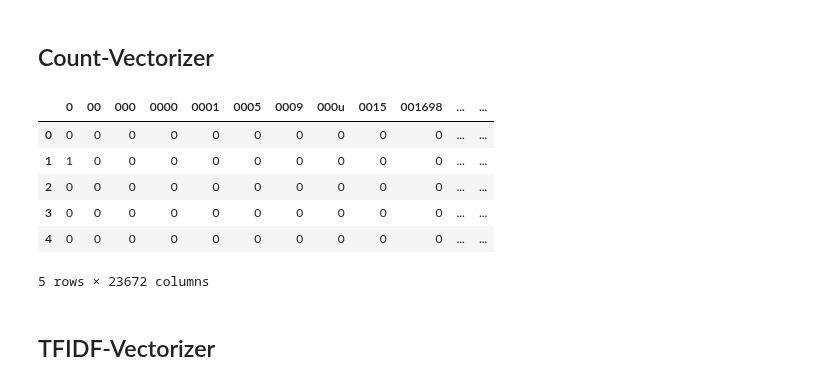
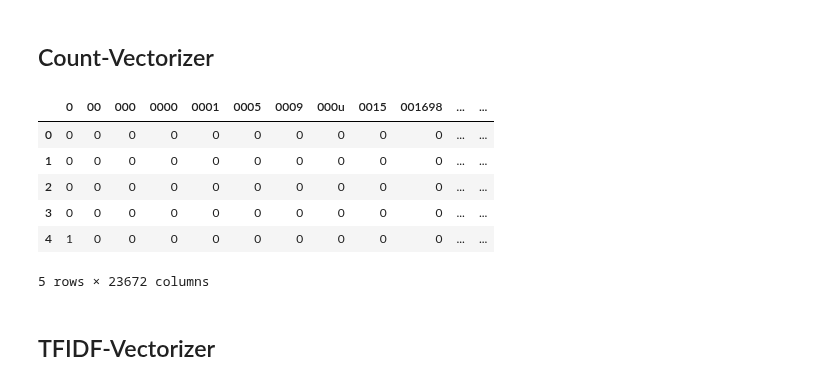
Before and after one commit to anaconda121/NeuraHealth, a Jupyter notebook: Modeling/Logistic-Regression-TFIDF.ipynb, the cells around one changed output. Drawn from its saved outputs; the diff is of its cells as text; code cells hidden in the pictures.

```diff
--- a/Modeling/Logistic-Regression-TFIDF.ipynb
+++ b/Modeling/Logistic-Regression-TFIDF.ipynb
@@ -34,7 +34,7 @@ warnings.filterwarnings('ignore')
 # %% [markdown]
 ## Import and Train-Test-Val-Split
 # %%
-train_df = pd.read_csv("input_optimized.csv")
+train_df = pd.read_csv("Storage/Data/input_optimized.csv")
 
 train_df = train_df[['Unnamed: 0', 'patient_id', 'sequence','original', 'annotator_label']]
 #train_df.columns = ['Unnamed: 0', 'patient_id', 'sequence','original', 'annotator_label']
@@ -283,25 +313,26 @@ summary_stats.to_csv(r"C:\Users\MIND_DS\Dropbox (Partners HealthCare)\NLP\Tanish
 # %%
 # Initialize a CountVectorizer object: count_vectorizer
 count_vectorizer = CountVectorizer(stop_words="english", analyzer='word', token_pattern=r'\b[A-Za-z0-9]+\b')
 
 # Transform the training data using only the 'text' column values: count_train
 count_train = count_vectorizer.fit_transform(X_train)
 count_test = count_vectorizer.transform(X_test)
 count_valid = count_vectorizer.transform(X_valid)
+count = count_vectorizer.transform(X)
 
 # Create the CountVectorizer DataFrame: count_train
 count_train = pd.DataFrame(count_train.A, columns=count_vectorizer.get_feature_names())
 count_test = pd.DataFrame(count_test.A, columns=count_vectorizer.get_feature_names())
 count_valid = pd.DataFrame(count_valid.A, columns=count_vectorizer.get_feature_names())
-
-count_train.head()
+count = pd.DataFrame(count.A, columns=count_vectorizer.get_feature_names())
+count.head()
 # %% [output]
 |  | 0 | 00 | 000 | 0000 | 0001 | 0005 | 0009 | 000u | 0015 | 001698 | ... | ... |
 | 0 | 0 | 0 | 0 | 0 | 0 | 0 | 0 | 0 | 0 | 0 | ... | ... |
-| 1 | 1 | 0 | 0 | 0 | 0 | 0 | 0 | 0 | 0 | 0 | ... | ... |
+| 1 | 0 | 0 | 0 | 0 | 0 | 0 | 0 | 0 | 0 | 0 | ... | ... |
 | 2 | 0 | 0 | 0 | 0 | 0 | 0 | 0 | 0 | 0 | 0 | ... | ... |
 | 3 | 0 | 0 | 0 | 0 | 0 | 0 | 0 | 0 | 0 | 0 | ... | ... |
-| 4 | 0 | 0 | 0 | 0 | 0 | 0 | 0 | 0 | 0 | 0 | ... | ... |
+| 4 | 1 | 0 | 0 | 0 | 0 | 0 | 0 | 0 | 0 | 0 | ... | ... |
 5 rows × 23672 columns
 # %% [markdown]
 ## TFIDF-Vectorizer
```
Also changed, not shown: parts of 64 cells of this notebook, 2 other files.
